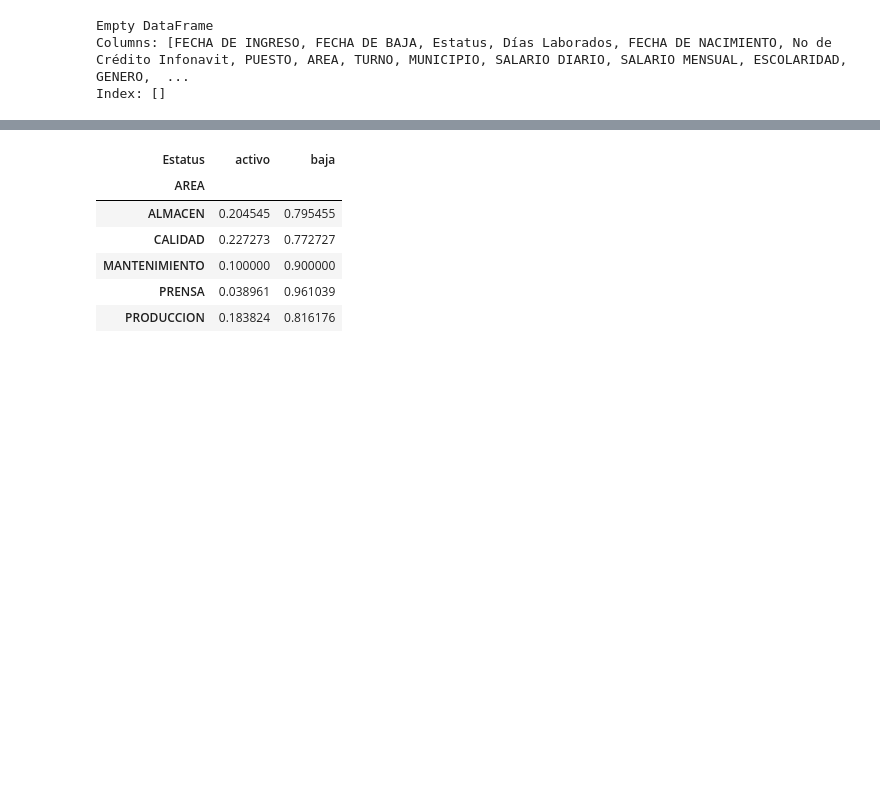
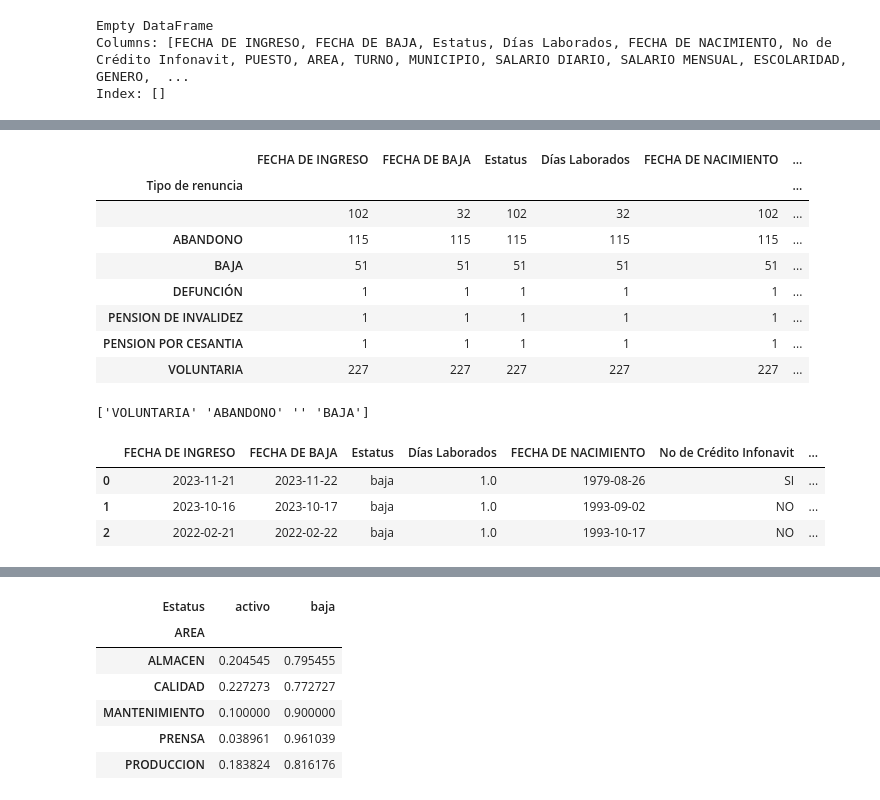
Before and after one commit to Jolmed26/PrediccionRotacionPersonal, a Jupyter notebook: src/EDA.ipynb, the cells around one changed output, grey strips where cells are left out. Cells and saved outputs as stored; diff of their text form; code cells hidden in the pictures; blank space fills up the shorter version.

Commit message:
Se concluyó la limpieza de datos

```diff
--- a/src/EDA.ipynb
+++ b/src/EDA.ipynb
@@ -544,0 +631,7 @@ df_0_0.shape
+# %%
+# Se actualiza el salario mensual al salario mínimo vigente en la fecha de contratación
+# En este caso el salario mínimo mensual estimado es de 7400 pesos mexicanos
+
+df.loc[df['SALARIO MENSUAL'] < 6000, 'SALARIO MENSUAL'] = 7400
+
+print(df[df['SALARIO MENSUAL'] < 6000])
@@ -544,0 +653,32 @@ df_0_0.shape
+# %%
+# Definir un diccionario de mapeo de categorías
+
+categoria_map = {
+    'RENUNCIA VOLUNTARIA': 'VOLUNTARIA',
+    'SEPARACION VOLUNTARIA': 'VOLUNTARIA',
+    'SEPARACION VOLUNTARIA ': 'VOLUNTARIA',
+    'RENUNCIA X SALARIO' : 'VOLUNTARIA',
+    'VOLUNTARIA': 'VOLUNTARIA',
+    'ABANDONO': 'ABANDONO',
+    'ABANDONO DE EMPLEO': 'ABANDONO',
+    'BAJA POR FALTAS': 'ABANDONO',
+    'RESCISION DE CONTRATO': 'BAJA',
+    'BAJA': 'BAJA',
+    'BAJA POR CIERRE DE BODEGA': 'BAJA',
+    'RECORTE DE PERSONAL': 'BAJA',
+    'CAMBIO A TIJUANA': 'BAJA',
+    'TERMINACION': 'BAJA',
+    'RECISION DE CONTRATO': 'BAJA',
+    'BAJA POR DESEMPEÑO': 'BAJA',
+    'TERMINATION': 'BAJA',
+    'TERMINO DE CONTRATO': 'BAJA',
+    'TERMINO DE CONTRATO ': 'BAJA'
+}
+
+# Reemplazar las categorías en el DataFrame
+
+df['Tipo de renuncia'] = df['Tipo de renuncia'].replace(categoria_map)
+
+# Verificar las categorías únicas después del reemplazo
+
+df['Tipo de renuncia'].unique()
@@ -544,0 +693,33 @@ df_0_0.shape
+# %%
+df.groupby('Tipo de renuncia').count()
+# %% [output]
+|  | FECHA DE INGRESO | FECHA DE BAJA | Estatus | Días Laborados | FECHA DE NACIMIENTO | ... |
+| Tipo de renuncia |  |  |  |  |  | ... |
+|  | 102 | 32 | 102 | 32 | 102 | ... |
+| ABANDONO | 115 | 115 | 115 | 115 | 115 | ... |
+| BAJA | 51 | 51 | 51 | 51 | 51 | ... |
+| DEFUNCIÓN | 1 | 1 | 1 | 1 | 1 | ... |
+| PENSION DE INVALIDEZ | 1 | 1 | 1 | 1 | 1 | ... |
+| PENSION POR CESANTIA | 1 | 1 | 1 | 1 | 1 | ... |
+| VOLUNTARIA | 227 | 227 | 227 | 227 | 227 | ... |
+# %%
+# Se eliminan Defunción, pensión de invalidez, y cesantia ya que sólo hay un registro de cada uno{
+
+# Filtrar eliminando las filas que contienen esos valores
+
+df = df[~df['Tipo de renuncia'].isin(['PENSION POR CESANTIA', 'PENSION DE INVALIDEZ', 'DEFUNCIÓN'])]
+
+# Verificar que los registros han sido eliminados
+
+print(df['Tipo de renuncia'].unique())
+# %% [output]
+['VOLUNTARIA' 'ABANDONO' '' 'BAJA']
+# %%
+# Resultado final de limpieza de datos
+
+df.head(3)
+# %% [output]
+|  | FECHA DE INGRESO | FECHA DE BAJA | Estatus | Días Laborados | FECHA DE NACIMIENTO | No de Crédito Infonavit | ... |
+| 0 | 2023-11-21 | 2023-11-22 | baja | 1.0 | 1979-08-26 | SI | ... |
+| 1 | 2023-10-16 | 2023-10-17 | baja | 1.0 | 1993-09-02 | NO | ... |
+| 2 | 2022-02-21 | 2022-02-22 | baja | 1.0 | 1993-10-17 | NO | ... |
```
Also changed, not shown: parts of 36 cells of this notebook.
